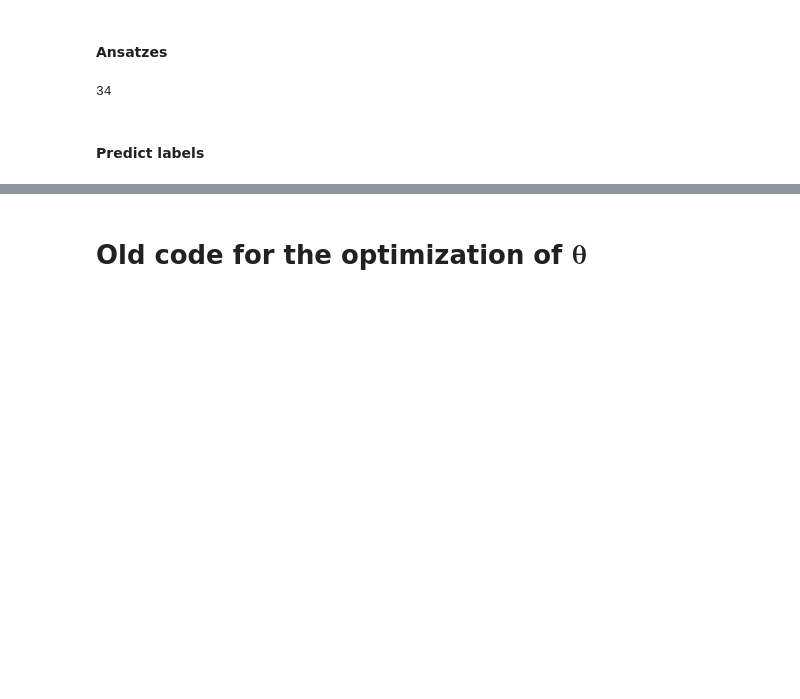
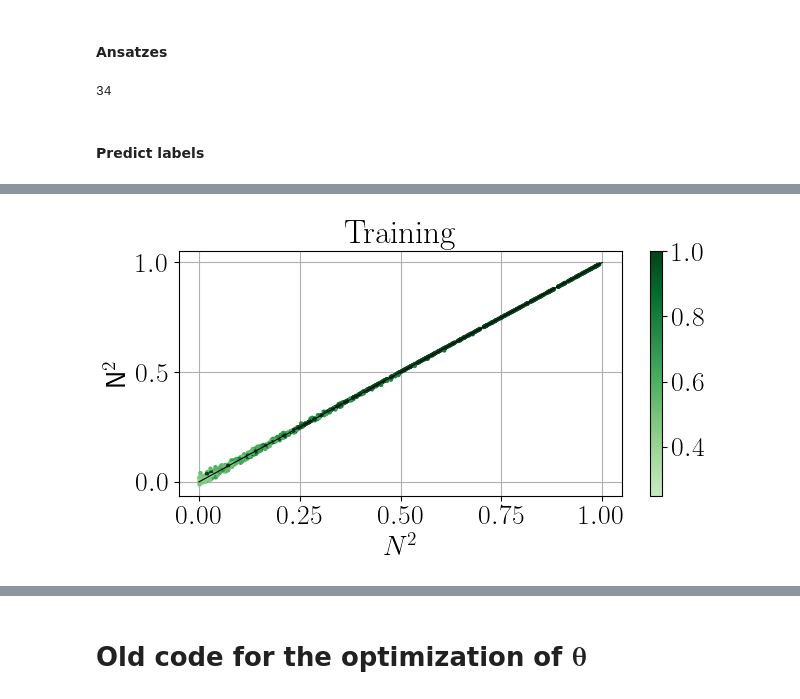
Before and after one commit to kardashin/measure-once_quantum_regression, a Jupyter notebook: vary_obs.ipynb, the cells around one changed output, grey strips where cells are left out. Saved outputs shown, nothing was run; the diff lists cells and outputs as text; code cells hidden in the pictures; blank space fills up the shorter version.

```diff
--- a/vary_obs.ipynb
+++ b/vary_obs.ipynb
@@ -113,6 +115,7 @@ if mixed == False and dms_train.shape == (n_train, 2**n_inp):
     dms_train = array(dms_train_pure)
     dms_test = array(dms_test_pure)
 # %%
+purities_train = [trace(dm@dm).real for dm in dms_train]
 purities_test = [trace(dm@dm).real for dm in dms_test]
 # %% [markdown]
 #### Ansatzes
@@ -325,0 +360,8 @@ Total variance: 0.6933562904381126
+# %%
+w_ls = 1e0
+w_var = 1e-4
+k = w_var/w_ls
+deg = 4
+
+res = train_label_poly(labels_train, L, S, k, deg=deg)
+res
@@ -325,0 +378,74 @@ Total variance: 0.6933562904381126
+# %%
+labels_train_mod = np.sum([res.x[a]*labels_train**(a + 1) for a in range(deg)], axis=0)
+labels_test_mod = np.sum([res.x[a]*labels_test**(a + 1) for a in range(deg)], axis=0)
+
+B = L.T@L
+C = np.sum(S + np.transpose(S, axes=(0, 2, 1)), axis=0)
+A = (1 - k)*B + k/2*C
+b = L.T@labels_train_mod
+pars = pinv(A)@b
+
+H = sum([par*op for par, op in zip(pars, ansatz)])
+H_sq = H@H
+
+
+expecs_train_mod = array([pars@L[i] for i in range(n_train)])
+expecs_test_mod = array([trace(H@reduce(kron, [dm]*n_copies)).real for dm in dms_test])
+
+disps_train_mod = array([pars@S[i]@pars for i in range(n_train)]) - expecs_train_mod**2
+disps_test_mod = array([trace(H_sq@reduce(kron, [dm]*n_copies)).real for dm in dms_test]) - expecs_test_mod**2
+
+plt.figure(figsize=(7, 4))
+plt.rcParams['axes.axisbelow'] = True
+plt.scatter(labels_train_mod, expecs_train_mod, c=purities_train, cmap=cmap, s=10, edgecolor='none', zorder=2) # , color="dodgerblue"
+plt.plot(linspace(0, 1), linspace(0, 1), linestyle="-", linewidth=0.8, color="black")
+plt.xlabel(r"$N^2$")
+plt.ylabel(r"$\mathsf{N}^2$")
+plt.title(r"Training")
+plt.colorbar()
+plt.clim(0.25, 1)
+plt.grid()
+plt.tight_layout()
+# plt.savefig(path + info + "-squared-est.pdf", transparent=True, bbox_inches='tight')
+plt.show()
+
+plt.figure(figsize=(7, 4))
+plt.rcParams['axes.axisbelow'] = True
+plt.scatter(labels_test_mod, expecs_test_mod, c=purities_test, cmap=cmap, s=10, edgecolor='none', zorder=2) # , color="dodgerblue"
+plt.plot(linspace(0, 1), linspace(0, 1), linestyle="-", linewidth=0.8, color="black")
+plt.xlabel(r"$N^2$")
+plt.ylabel(r"$\mathsf{N}^2$")
+plt.title(r"Testing")
+plt.colorbar()
+plt.clim(0.25, 1)
+plt.grid()
+plt.tight_layout()
+# plt.savefig(path + info + "-squared-est.pdf", transparent=True, bbox_inches='tight')
+plt.show()
+
+
+plt.figure(figsize=(7, 4))
+plt.rcParams['axes.axisbelow'] = True
+plt.scatter(labels_train_mod, disps_train_mod, c=purities_train, cmap=cmap, s=10, edgecolor='none', zorder=2)
+plt.xlabel(r"$N^2$")
+plt.ylabel(r"$\Delta^2 H$")
+plt.title(r"Training")
+plt.colorbar()
+plt.clim(0.25, 1)
+plt.grid()
+plt.tight_layout()
+plt.show()
+
+plt.figure(figsize=(7, 4))
+plt.rcParams['axes.axisbelow'] = True
+plt.scatter(labels_test_mod, disps_test_mod, c=purities_test, cmap=cmap, s=10, edgecolor='none', zorder=2)
+plt.xlabel(r"$N^2$")
+plt.ylabel(r"$\Delta^2 H$")
+plt.title(r"Testing")
+plt.colorbar()
+plt.clim(0.25, 1)
+plt.grid()
+plt.tight_layout()
+plt.show()
+# %% [output]
+[figure, added]
```
Also changed, not shown: parts of 11 cells of this notebook, 3 other files.
